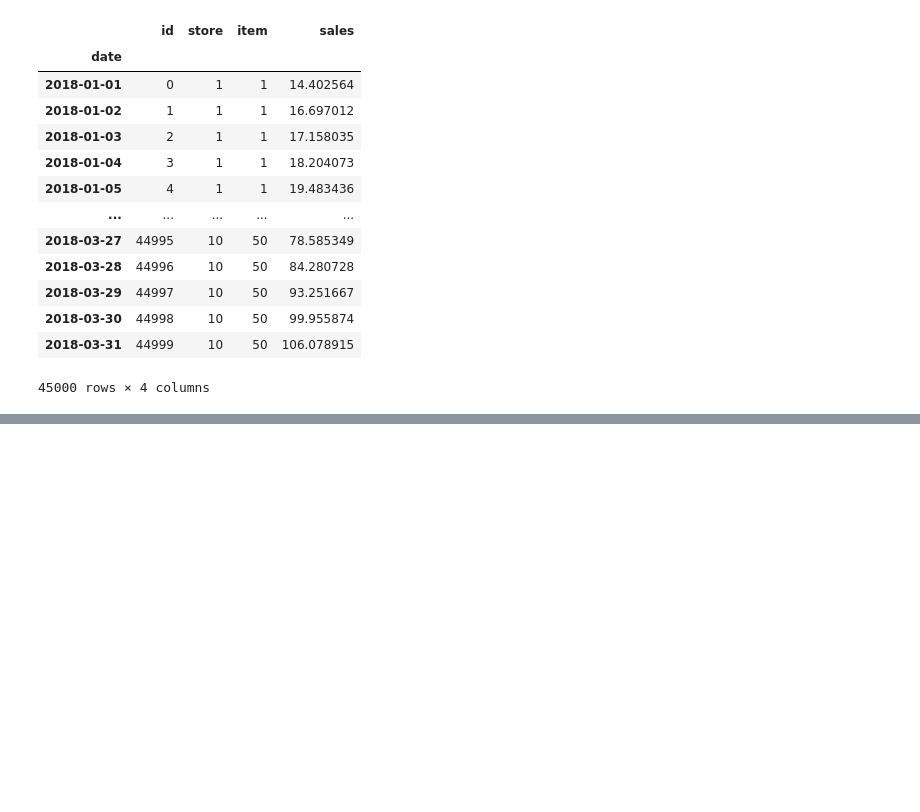
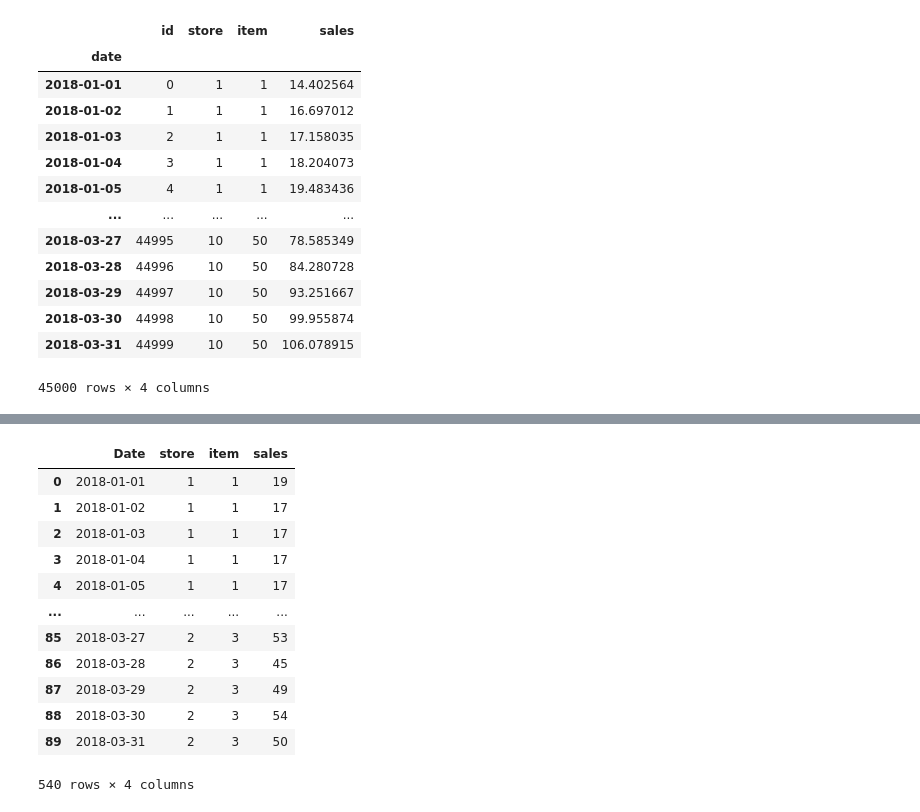
Before and after one commit to YashPS/EnsembleDemandForecasting, a Jupyter notebook: notebooks/modularised_combined.ipynb, the cells around one changed output, grey strips where cells are left out. Cells and saved outputs as stored; diff of their text form; code cells hidden in the pictures; blank space fills up the shorter version.

```diff
--- a/notebooks/modularised_combined.ipynb
+++ b/notebooks/modularised_combined.ipynb
@@ -885,4 +890,4 @@ item_list = train.item.unique()
 # %% [markdown]
 <h4> Holt Winters </h4>
 # %%
-store_item_forecast_df, avg_smape_hw = run_hw_model(train, store_list, item_list)
+store_item_forecast_hw, avg_smape_hw = run_hw_model(train, store_list, item_list)
@@ -950,0 +1012,16 @@ result_lstm
+# %%
+store_item_forecast_df
+# %% [output]
+|  | Date | store | item | sales |
+| 0 | 2018-01-01 | 1 | 1 | 19 |
+| 1 | 2018-01-02 | 1 | 1 | 17 |
+| 2 | 2018-01-03 | 1 | 1 | 17 |
+| 3 | 2018-01-04 | 1 | 1 | 17 |
+| 4 | 2018-01-05 | 1 | 1 | 17 |
+| ... | ... | ... | ... | ... |
+| 85 | 2018-03-27 | 2 | 3 | 53 |
+| 86 | 2018-03-28 | 2 | 3 | 45 |
+| 87 | 2018-03-29 | 2 | 3 | 49 |
+| 88 | 2018-03-30 | 2 | 3 | 54 |
+| 89 | 2018-03-31 | 2 | 3 | 50 |
+540 rows × 4 columns
```
Also changed, not shown: parts of 23 cells of this notebook.
